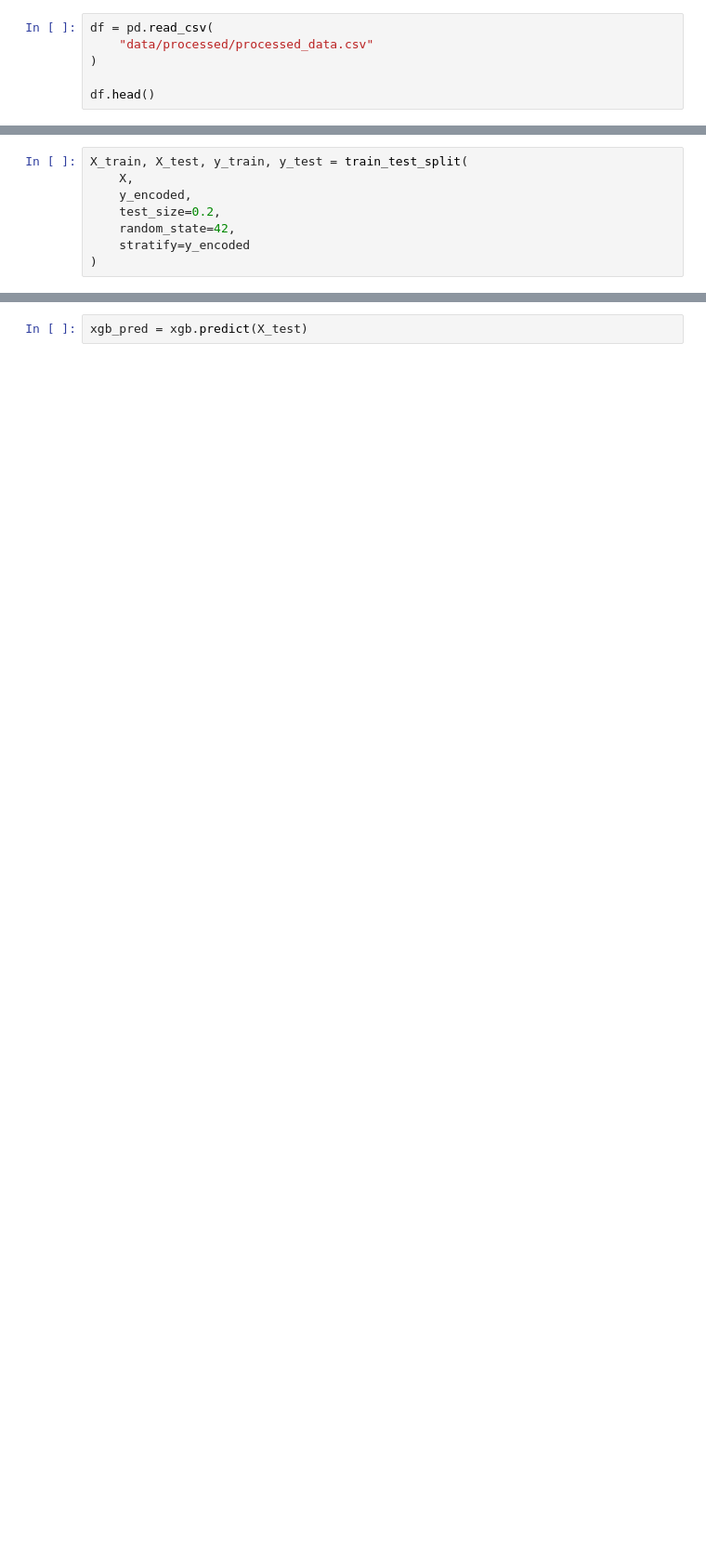
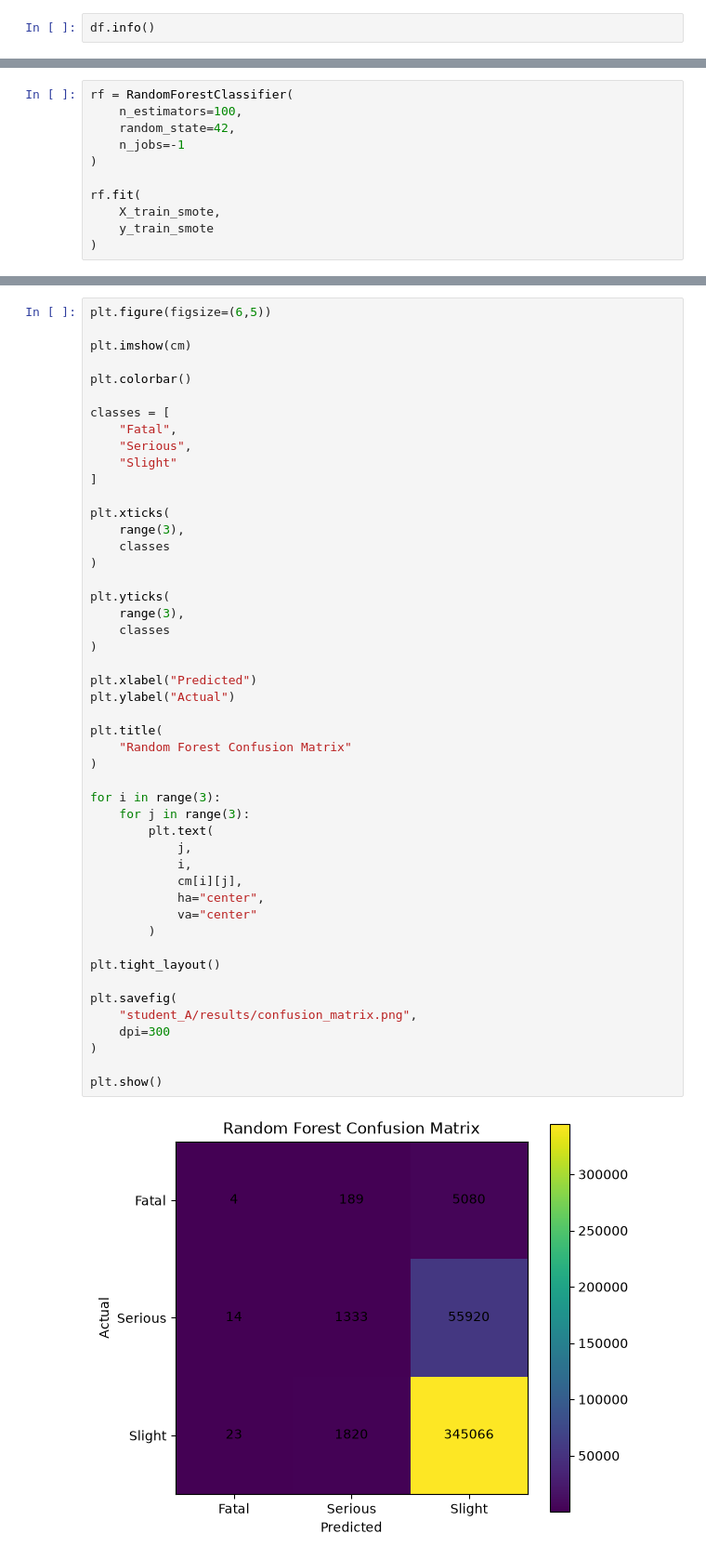
Before and after one commit to Saiiii0906/road_accident_severity_prediction_and_hotspot_analysis, a Jupyter notebook: student_A/Accident_Severity_Prediction.ipynb, the cells around one changed output, grey strips where cells are left out. Shown at 93% size. Cells and saved outputs as stored; diff of their text form; blank space fills up the shorter version.

```diff
--- a/student_A/Accident_Severity_Prediction.ipynb
+++ b/student_A/Accident_Severity_Prediction.ipynb
@@ -45,7 +59,3 @@ from sklearn.metrics import (
 # %%
-df = pd.read_csv(
-    "data/processed/processed_data.csv"
-)
-
-df.head()
+df.info()
 # %% [output]
@@ -155,8 +174,11 @@ print(encoder.classes_)
 # %%
-X_train, X_test, y_train, y_test = train_test_split(
-    X,
-    y_encoded,
-    test_size=0.2,
+rf = RandomForestClassifier(
+    n_estimators=100,
     random_state=42,
-    stratify=y_encoded
+    n_jobs=-1
 )
+
+rf.fit(
+    X_train_smote,
+    y_train_smote
+)
@@ -208,2 +326,50 @@ XGBClassifier(base_score=None, booster=None, callbacks=None,
 # %%
-xgb_pred = xgb.predict(X_test)
+plt.figure(figsize=(6,5))
+
+plt.imshow(cm)
+
+plt.colorbar()
+
+classes = [
+    "Fatal",
+    "Serious",
+    "Slight"
+]
+
+plt.xticks(
+    range(3),
+    classes
+)
+
+plt.yticks(
+    range(3),
+    classes
+)
+
+plt.xlabel("Predicted")
+plt.ylabel("Actual")
+
+plt.title(
+    "Random Forest Confusion Matrix"
+)
+
+for i in range(3):
+    for j in range(3):
+        plt.text(
+            j,
+            i,
+            cm[i][j],
+            ha="center",
+            va="center"
+        )
+
+plt.tight_layout()
+
+plt.savefig(
+    "student_A/results/confusion_matrix.png",
+    dpi=300
+)
+
+plt.show()
+# %% [output]
+[figure, added]
```
Also changed, not shown: parts of 37 cells of this notebook.
